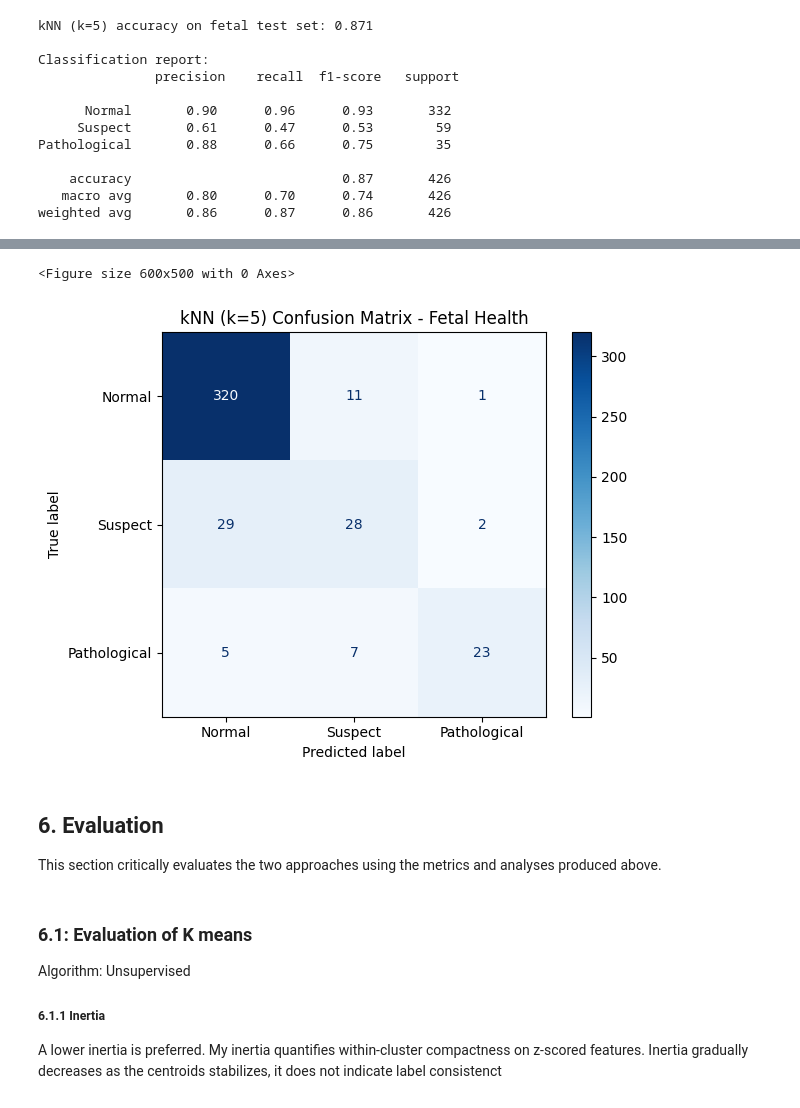
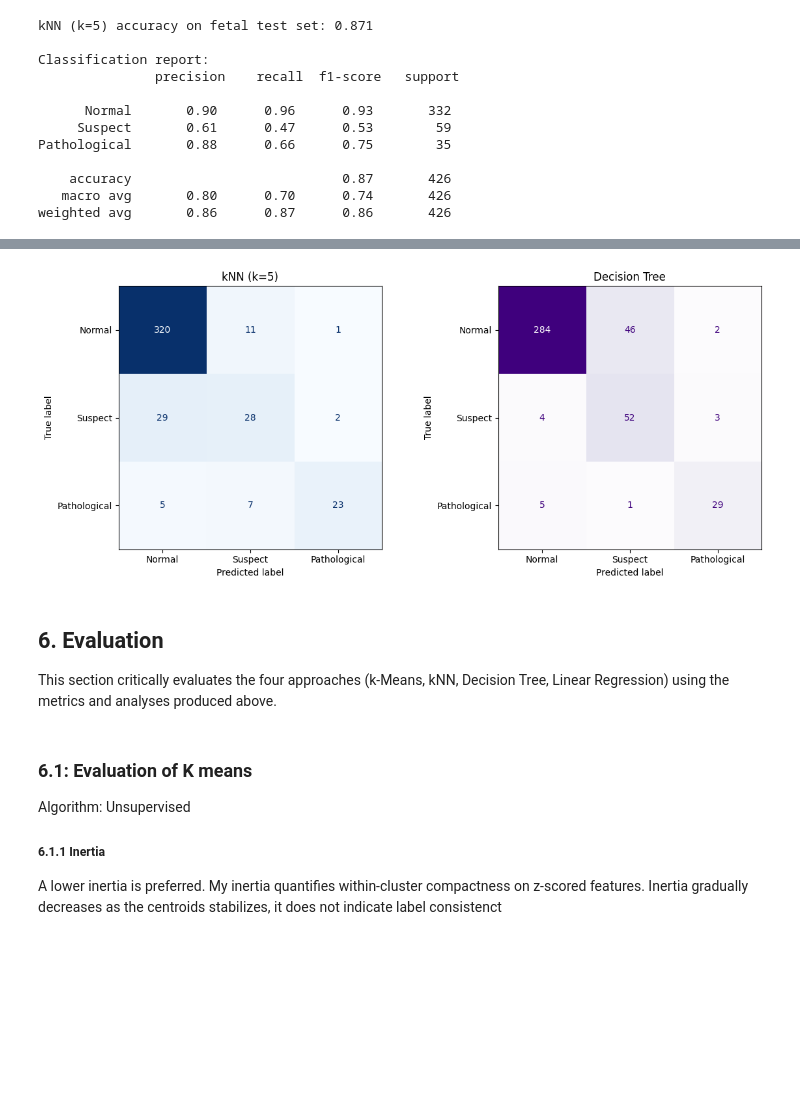
Before and after one commit to Yanguangchen/ML-midterms, a Jupyter notebook: CM3015_FetalHealth_KMeans_Iris_KNN.ipynb, the cells around one changed output, grey strips where cells are left out. Drawn from its saved outputs; the diff is of its cells as text; code cells hidden in the pictures; blank space fills up the shorter version.

```diff
--- a/CM3015_FetalHealth_KMeans_Iris_KNN.ipynb
+++ b/CM3015_FetalHealth_KMeans_Iris_KNN.ipynb
@@ -478,16 +494,16 @@ from sklearn.metrics import accuracy_score, classification_report
 
 # 3. Train kNN classifier (with scaling) and evaluate accuracy
 k_neighbors = 5
-clf = Pipeline([
+knn_clf = Pipeline([
     ("scaler", StandardScaler()),
     ("knn", KNeighborsClassifier(n_neighbors=k_neighbors)),
 ])
-clf.fit(X_train, y_train)
+knn_clf.fit(X_train, y_train)
 
-y_pred = clf.predict(X_test)
-accuracy = accuracy_score(y_test, y_pred)
-print(f"kNN (k={k_neighbors}) accuracy on fetal test set: {accuracy:.3f}")
-print("\nClassification report:\n", classification_report(y_test, y_pred, target_names=["Normal","Suspect","Pathological"]))
+y_pred_knn = knn_clf.predict(X_test)
+knn_accuracy = accuracy_score(y_test, y_pred_knn)
+print(f"kNN (k={k_neighbors}) accuracy on fetal test set: {knn_accuracy:.3f}")
+print("\nClassification report:\n", classification_report(y_test, y_pred_knn, target_names=["Normal","Suspect","Pathological"]))
 # %% [output]
 kNN (k=5) accuracy on fetal test set: 0.871
 
@@ -501,3 +517,15 @@ Pathological       0.88      0.66      0.75        35
     accuracy                           0.87       426
    macro avg       0.80      0.70      0.74       426
 weighted avg       0.86      0.87      0.86       426
+# %%
+from sklearn.tree import DecisionTreeClassifier
+from sklearn.metrics import accuracy_score, classification_report
+
+# Decision Tree classifier (interpretable baseline)
+dt_clf = DecisionTreeClassifier(max_depth=6, random_state=42, class_weight="balanced")
+dt_clf.fit(X_train, y_train)
+
+y_pred_dt = dt_clf.predict(X_test)
+dt_accuracy = accuracy_score(y_test, y_pred_dt)
+print(f"Decision Tree accuracy on fetal test set: {dt_accuracy:.3f}")
+print("\nClassification report:\n", classification_report(y_test, y_pred_dt, target_names=["Normal","Suspect","Pathological"]))
@@ -572,28 +706,28 @@ display(cm_df)
 # %%
-# 4. Confusion matrix on fetal test set
+# Confusion matrices on fetal test set for kNN and Decision Tree
 from sklearn.metrics import ConfusionMatrixDisplay
 
 labels = [1.0, 2.0, 3.0]
 label_names = ["Normal","Suspect","Pathological"]
 
-plt.figure(figsize=(6, 5))
-ConfusionMatrixDisplay.from_predictions(
-    y_test, y_pred,
-    labels=labels,
-    display_labels=label_names,
-    cmap='Blues',
-    values_format='d'
+fig, axes = plt.subplots(1, 2, figsize=(12, 5))
+ConfusionMatrixDisplay(cm_knn, display_labels=label_names).plot(
+    ax=axes[0], cmap='Blues', values_format='d', colorbar=False
 )
-plt.title(f"kNN (k={k_neighbors}) Confusion Matrix - Fetal Health")
+axes[0].set_title(f"kNN (k={k_neighbors})")
+
+ConfusionMatrixDisplay(cm_dt, display_labels=label_names).plot(
+    ax=axes[1], cmap='Purples', values_format='d', colorbar=False
+)
+axes[1].set_title("Decision Tree")
 plt.tight_layout()
 plt.show()
 # %% [output]
-<Figure size 600x500 with 0 Axes>
-[figure, old version]
+[figure, new version]
 # %% [markdown]
 ## 6. Evaluation
 
-This section critically evaluates the two approaches using the metrics and analyses produced above.
+This section critically evaluates the four approaches (k-Means, kNN, Decision Tree, Linear Regression) using the metrics and analyses produced above.
 # %% [markdown]
 ### 6.1: Evaluation of K means
 Algorithm: Unsupervised
```
Also changed, not shown: parts of 15 cells of this notebook, 6 other files.
